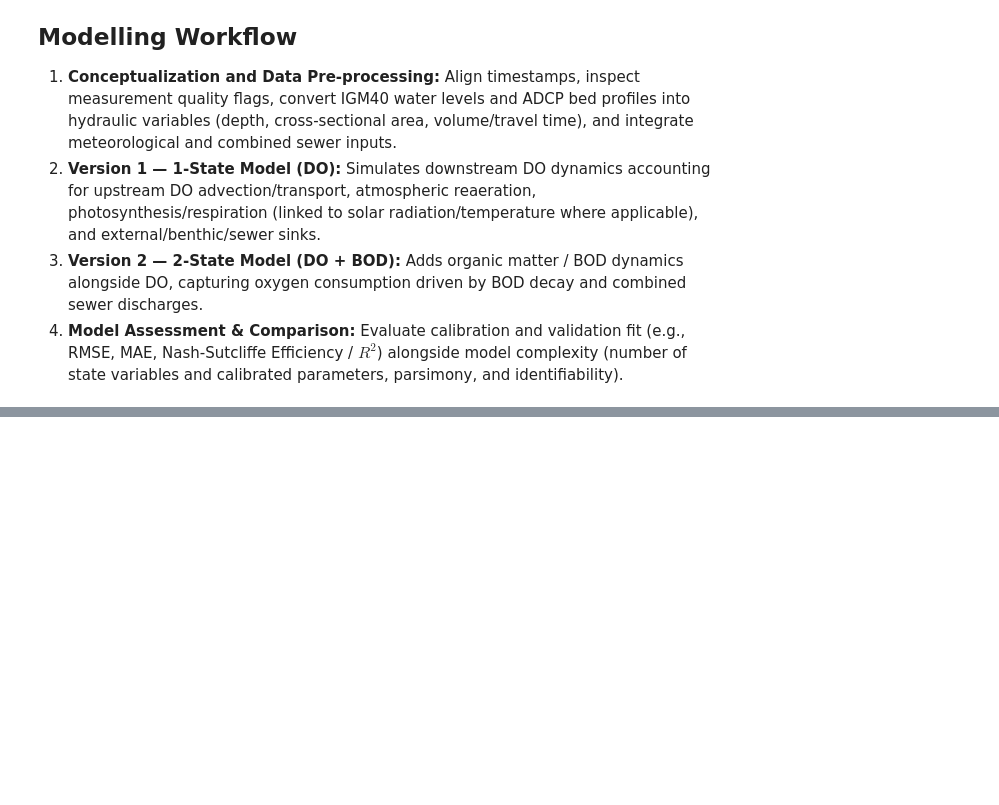
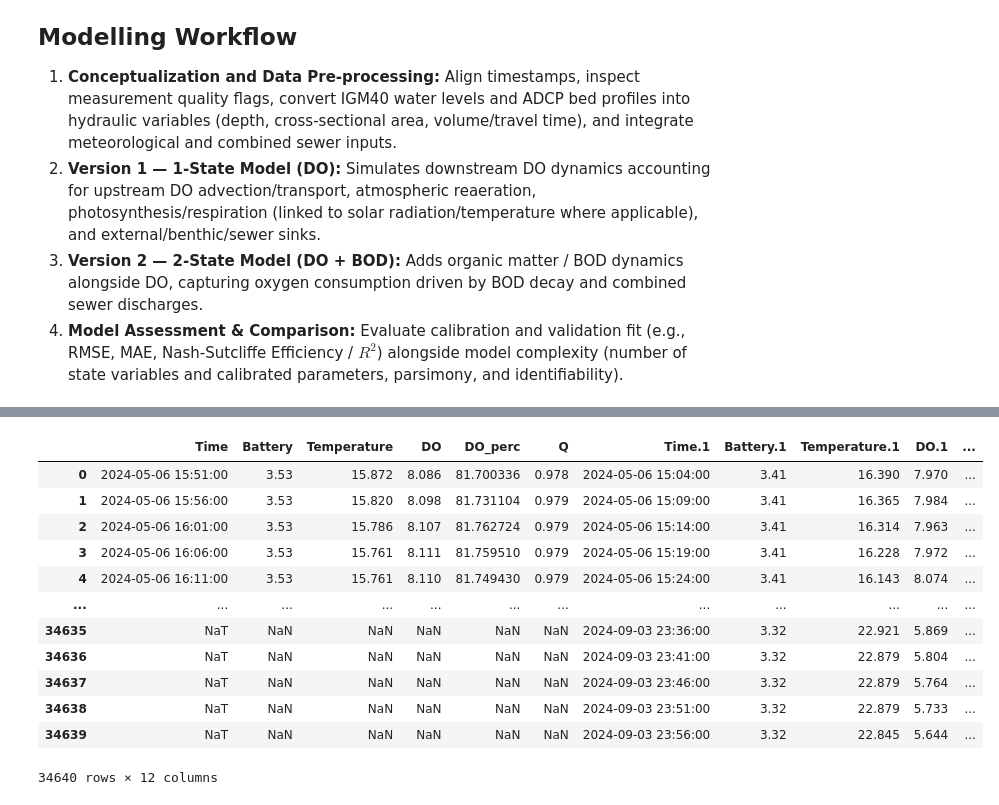
Before and after one commit to MauriGzS/DissolvedOxygen_Modelling, a Jupyter notebook: DissolvedOxygenModelling.ipynb, the cells around one changed output, grey strips where cells are left out. Saved outputs shown, nothing was run; the diff lists cells and outputs as text; code cells hidden in the pictures; blank space fills up the shorter version.

```diff
--- a/DissolvedOxygenModelling.ipynb
+++ b/DissolvedOxygenModelling.ipynb
@@ -15,0 +27,20 @@
+# %%
+Precip = pd.ExcelFile("data/arpav_padua station.xlsx")
+Canals = pd.ExcelFile("data/TM-PIO_2.xlsx")
+
+df1 = pd.read_excel(Canals, "miniDOT", header=4, usecols="B:G,J:O", parse_dates=["Time","Time.1"])
+df1
+# %% [output]
+|  | Time | Battery | Temperature | DO | DO_perc | Q | Time.1 | Battery.1 | Temperature.1 | DO.1 | ... |
+| 0 | 2024-05-06 15:51:00 | 3.53 | 15.872 | 8.086 | 81.700336 | 0.978 | 2024-05-06 15:04:00 | 3.41 | 16.390 | 7.970 | ... |
+| 1 | 2024-05-06 15:56:00 | 3.53 | 15.820 | 8.098 | 81.731104 | 0.979 | 2024-05-06 15:09:00 | 3.41 | 16.365 | 7.984 | ... |
+| 2 | 2024-05-06 16:01:00 | 3.53 | 15.786 | 8.107 | 81.762724 | 0.979 | 2024-05-06 15:14:00 | 3.41 | 16.314 | 7.963 | ... |
+| 3 | 2024-05-06 16:06:00 | 3.53 | 15.761 | 8.111 | 81.759510 | 0.979 | 2024-05-06 15:19:00 | 3.41 | 16.228 | 7.972 | ... |
+| 4 | 2024-05-06 16:11:00 | 3.53 | 15.761 | 8.110 | 81.749430 | 0.979 | 2024-05-06 15:24:00 | 3.41 | 16.143 | 8.074 | ... |
+| ... | ... | ... | ... | ... | ... | ... | ... | ... | ... | ... | ... |
+| 34635 | NaT | NaN | NaN | NaN | NaN | NaN | 2024-09-03 23:36:00 | 3.32 | 22.921 | 5.869 | ... |
+| 34636 | NaT | NaN | NaN | NaN | NaN | NaN | 2024-09-03 23:41:00 | 3.32 | 22.879 | 5.804 | ... |
+| 34637 | NaT | NaN | NaN | NaN | NaN | NaN | 2024-09-03 23:46:00 | 3.32 | 22.879 | 5.764 | ... |
+| 34638 | NaT | NaN | NaN | NaN | NaN | NaN | 2024-09-03 23:51:00 | 3.32 | 22.879 | 5.733 | ... |
+| 34639 | NaT | NaN | NaN | NaN | NaN | NaN | 2024-09-03 23:56:00 | 3.32 | 22.845 | 5.644 | ... |
+34640 rows × 12 columns
```
Also changed, not shown: parts of 3 cells of this notebook.
